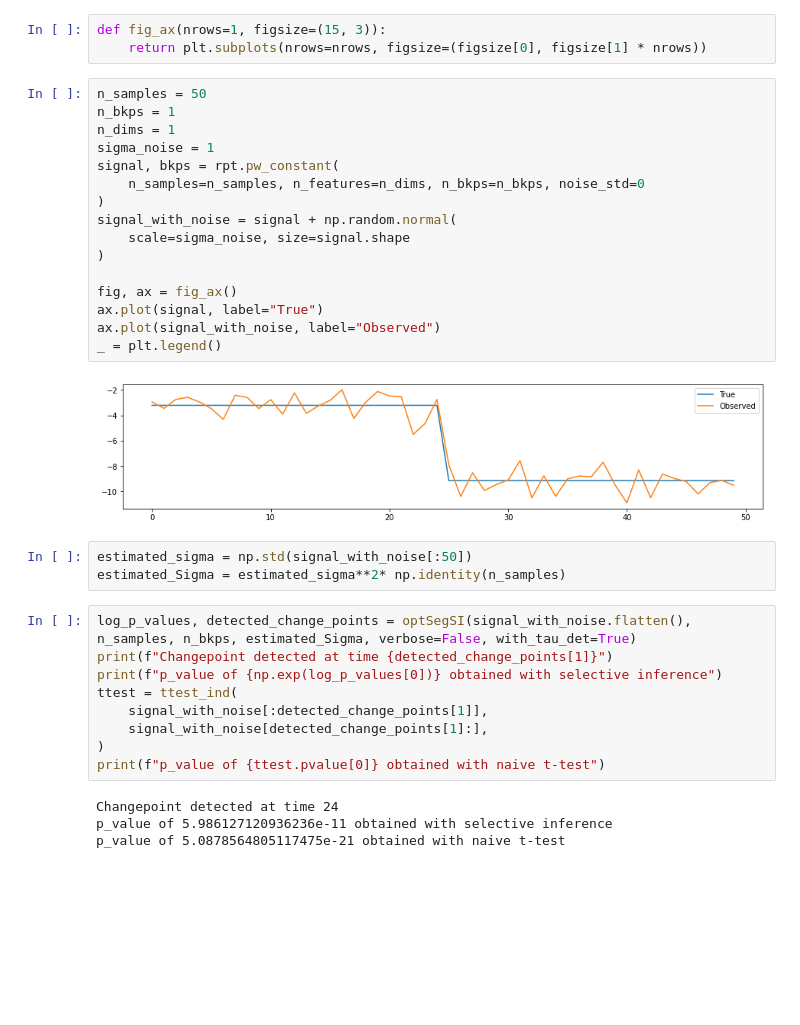
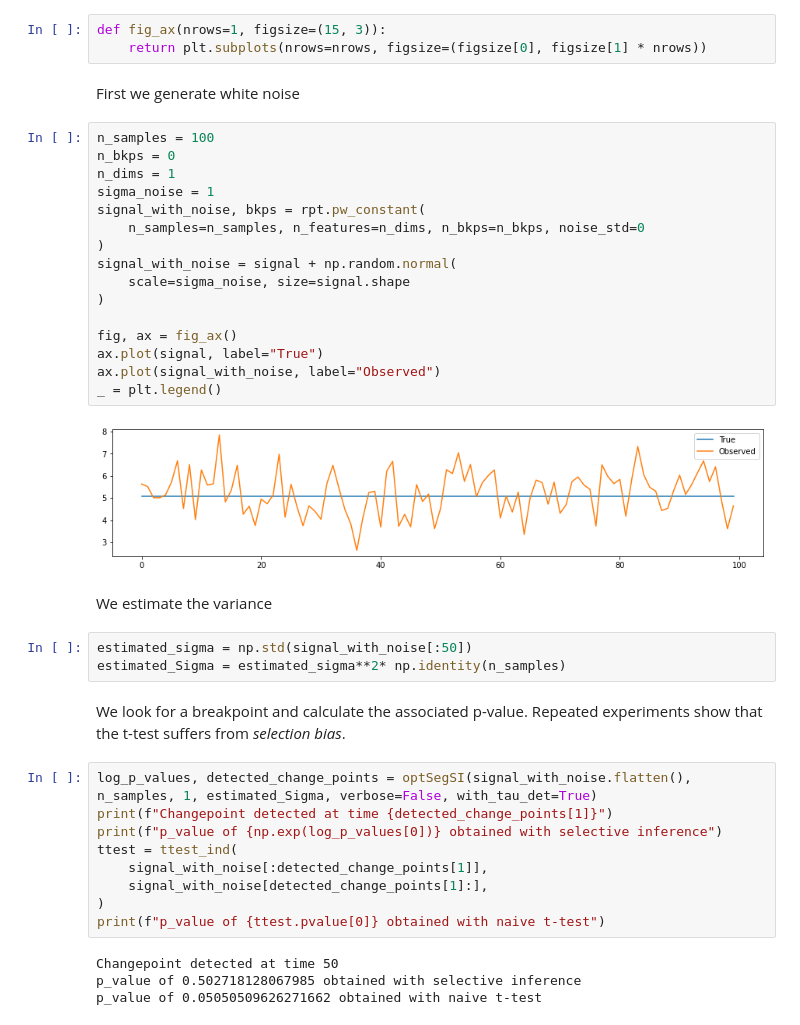
Before and after one commit to tobyj2/time-series-class-project, a Jupyter notebook: basic_tests.ipynb, the cells around one changed output. Saved outputs shown, nothing was run; the diff lists cells and outputs as text; blank space fills up the shorter version.

```diff
--- a/basic_tests.ipynb
+++ b/basic_tests.ipynb
@@ -42,29 +42,35 @@ for i, N in enumerate(N_values):
 # %%
 def fig_ax(nrows=1, figsize=(15, 3)):
     return plt.subplots(nrows=nrows, figsize=(figsize[0], figsize[1] * nrows))
+# %% [markdown]
+First we generate white noise
 # %%
-n_samples = 50
-n_bkps = 1
+n_samples = 100
+n_bkps = 0
 n_dims = 1
 sigma_noise = 1
-signal, bkps = rpt.pw_constant(
+signal_with_noise, bkps = rpt.pw_constant(
     n_samples=n_samples, n_features=n_dims, n_bkps=n_bkps, noise_std=0
 )
 signal_with_noise = signal + np.random.normal(
     scale=sigma_noise, size=signal.shape
 )
 
 fig, ax = fig_ax()
 ax.plot(signal, label="True")
 ax.plot(signal_with_noise, label="Observed")
 _ = plt.legend()
 # %% [output]
-[figure, old version]
+[figure, new version]
+# %% [markdown]
+We estimate the variance
 # %%
 estimated_sigma = np.std(signal_with_noise[:50])
 estimated_Sigma = estimated_sigma**2* np.identity(n_samples)
+# %% [markdown]
+We look for a breakpoint and calculate the associated p-value. Repeated experiments show that the t-test suffers from *selection bias*.
 # %%
-log_p_values, detected_change_points = optSegSI(signal_with_noise.flatten(), n_samples, n_bkps, estimated_Sigma, verbose=False, with_tau_det=True)
+log_p_values, detected_change_points = optSegSI(signal_with_noise.flatten(), n_samples, 1, estimated_Sigma, verbose=False, with_tau_det=True)
 print(f"Changepoint detected at time {detected_change_points[1]}")
 print(f"p_value of {np.exp(log_p_values[0])} obtained with selective inference")
 ttest = ttest_ind(
@@ -73,6 +79,6 @@ ttest = ttest_ind(
 )
 print(f"p_value of {ttest.pvalue[0]} obtained with naive t-test")
 # %% [output]
-Changepoint detected at time 24
-p_value of 5.986127120936236e-11 obtained with selective inference
-p_value of 5.0878564805117475e-21 obtained with naive t-test
+Changepoint detected at time 50
+p_value of 0.502718128067985 obtained with selective inference
+p_value of 0.05050509626271662 obtained with naive t-test
```
Also changed, not shown: parts of 1 cell of this notebook, 9 other files.
